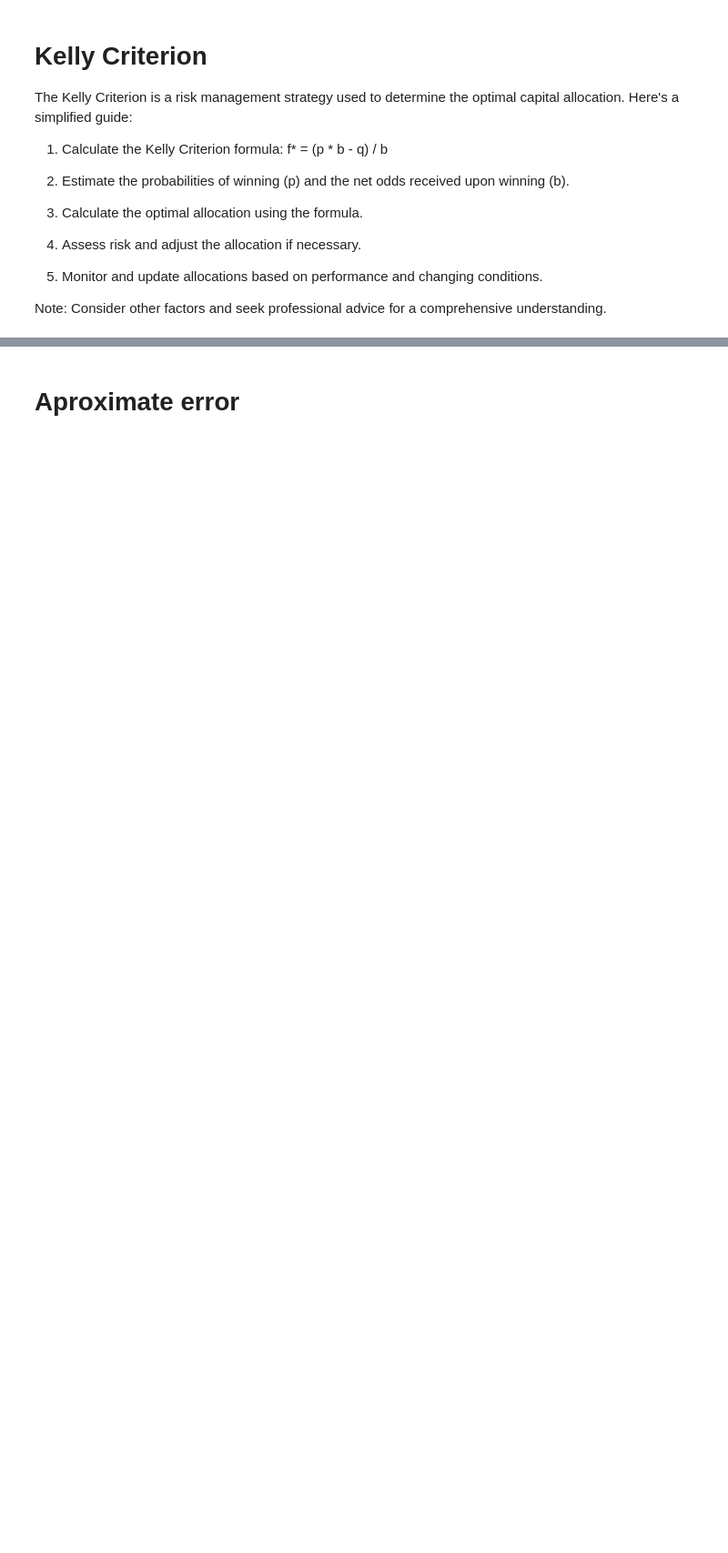
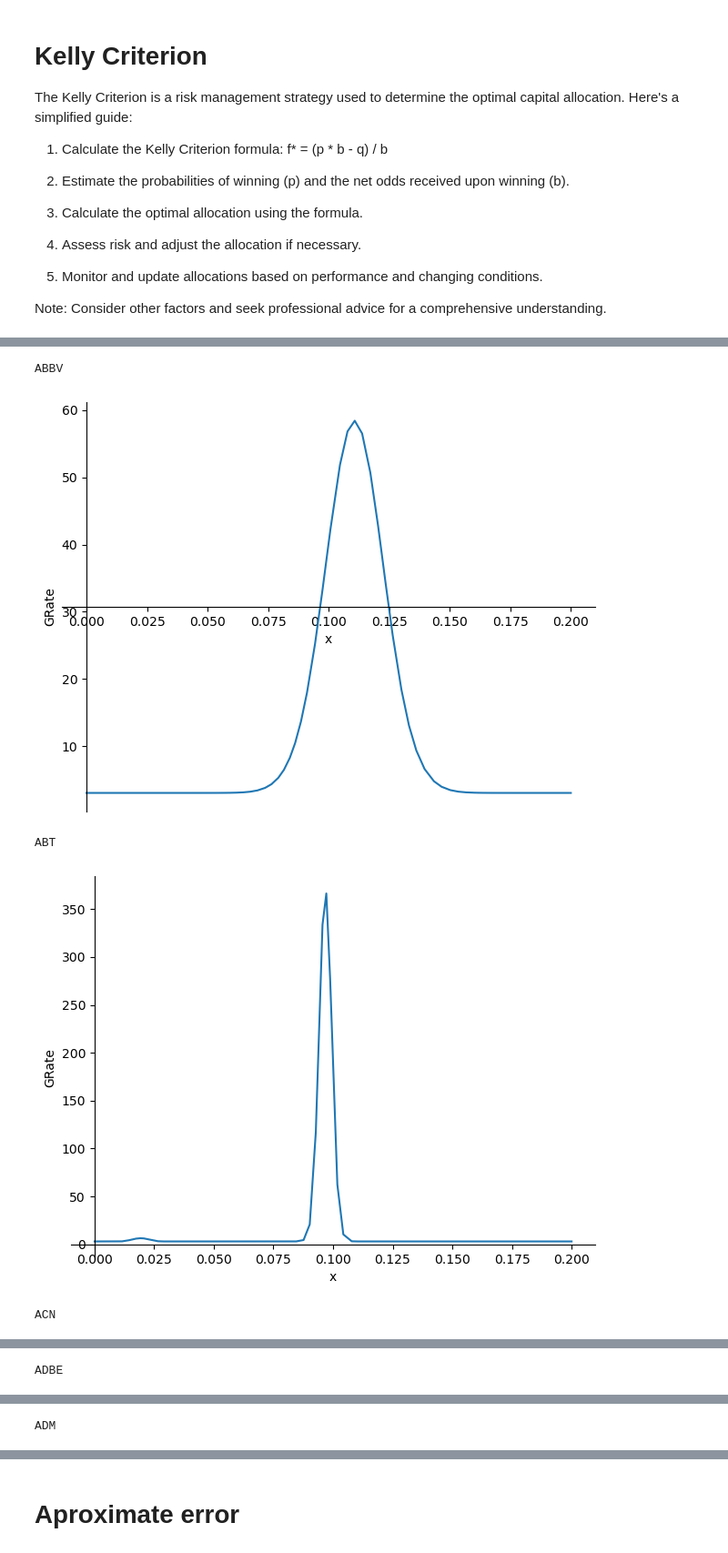
Before and after one commit to AlgoETS/Kelly_RM, a Jupyter notebook: sandbox/Main strategy.ipynb, the cells around one changed output, grey strips where cells are left out. Shown at 91% size. Cells and saved outputs as stored; diff of their text form; code cells hidden in the pictures; blank space fills up the shorter version.

```diff
--- a/sandbox/Main strategy.ipynb
+++ b/sandbox/Main strategy.ipynb
@@ -86,4 +83,6 @@ for ticker, df in zip(tickers[:len(historical)], historical):
     # Ajoutez le DataFrame nettoyé à la liste 'cleaned_data_with_tickers'
     cleaned_data_with_tickers.append(data)
 
-# 'cleaned_data_with_tickers' contient mainten
+duration = (data.index.max() - data.index.min()).days
+
+display(duration)
@@ -280,17 +421,3 @@ The Kelly Criterion is a risk management strategy used to determine the optimal
 5. Monitor and update allocations based on performance and changing conditions.
 
 Note: Consider other factors and seek professional advice for a comprehensive understanding.
-# %%
-win_probability= 0.5
-win_size=1.3
-loss_size=1.2
-if win_probability == 1.0:
-        kelly_fraction = 1
-elif win_probability == 0.0:
-        kelly_fraction = 0
-else:
-    p = win_probability
-    q = 1 - p
-    b = win_size / loss_size
-    kelly_fraction = (p * b - q) / b
-kelly_fraction
@@ -298,0 +472,48 @@ kelly_fraction
+# %%
+
+import matplotlib.pyplot as plt
+import sympy as sp
+from matplotlib.ticker import FuncFormatter
+
+x = sp.symbols('x')
+
+
+
+for index, row in average_stats_df.iterrows():
+    win_probability = row['Mean_Win_Probability']
+    mu_Win_Size =  row['Mean_Win_Size']
+    sigma_Win_Size = row['Variance_Win_Size']  # Take the square root of the variance
+    mu_Loss_Size = row['Mean_Loss_Size']
+    sigma_Loss_Size =  row['Variance_Loss_Size']
+    num_trades=  row['Number_of_Trade']
+    # Define the Gaussian PDF
+    Win_Size = (1 / (sigma_Win_Size * sqrt(2 * pi))) * sp.exp(-(x - mu_Win_Size)**2 / (2 * sigma_Win_Size**2))
+    Loss_Size = (1 / (sigma_Loss_Size * sqrt(2 * pi))) * sp.exp(-(x - mu_Loss_Size)**2 / (2 * sigma_Loss_Size**2))
+
+    p = win_probability
+    q = 1 - p
+    b = Win_Size / Loss_Size
+
+    if win_probability == 1.0:
+        kelly_fraction = 1
+    elif win_probability == 0.0:
+        kelly_fraction = 0
+    else:
+
+        kelly_fraction = (p * b - q) / b
+
+
+
+    initial_investment = 1  # Vous devrez définir votre investissement initial
+
+    kelly_fraction =0.6
+    GRate = ((1+kelly_fraction*Win_Size)**p + (1+kelly_fraction*Loss_Size)**q)**(num_trades*365/duration)
+    print(index)
+
+    sp.plot(GRate, (x, 0, 0.2), xlabel='x', ylabel='GRate')
+# %% [output]
+ABBV
+[figure, added]
+ABT
+[figure, added]
+ACN
@@ -298,0 +521 @@ kelly_fraction
+ADBE
@@ -298,0 +523 @@ kelly_fraction
+ADM
```
Also changed, not shown: parts of 16 cells of this notebook, 3 other files.
